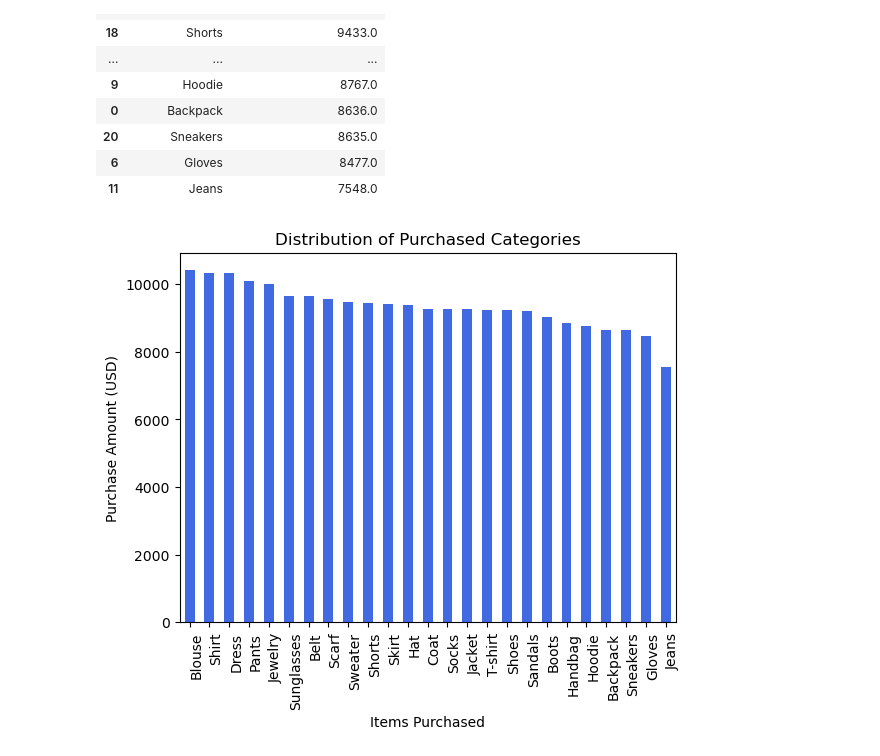
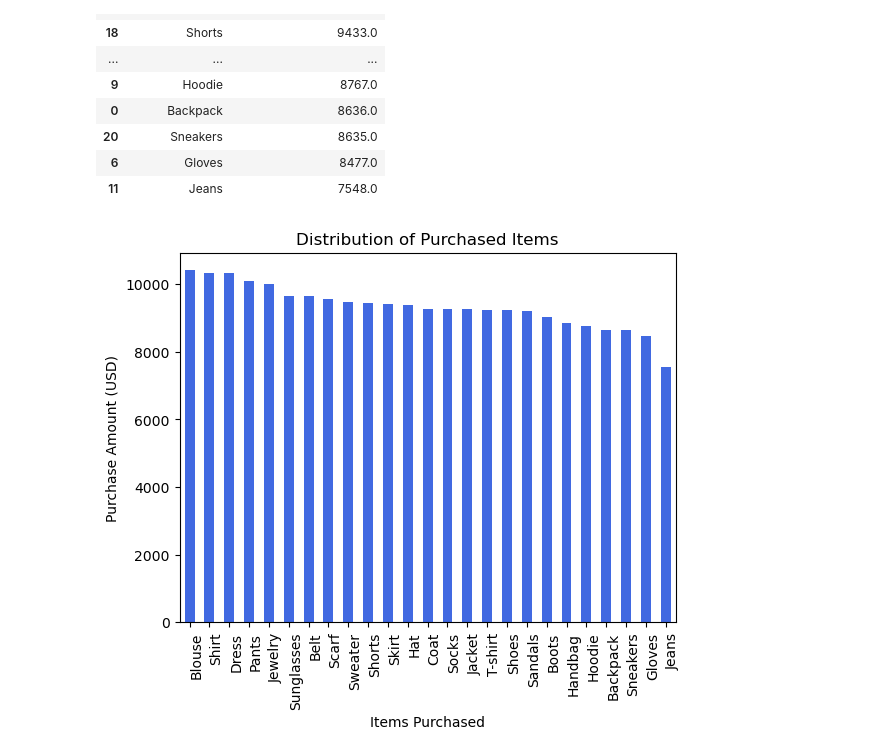
Before and after one commit to luisrodriguezror/project4, a Jupyter notebook: Data_Setup.ipynb, the cells around one changed output. Drawn from its saved outputs; the diff is of its cells as text; code cells hidden in the pictures.

Commit message:
Updated plots about features

```diff
--- a/Data_Setup.ipynb
+++ b/Data_Setup.ipynb
@@ -260,9 +260,9 @@ df_items_purchased_2
 | 11 | Jeans | 7548.0 |
 # %%
 #Use bar plots to see the most popular items purchased.
-bar_chart_items=df_items_purchased_2.plot(kind='bar',facecolor='royalblue',alpha=1,xlabel="Items Purchased",ylabel="Purchase Amount (USD)",legend=False,title="Distribution of Purchased Categories")
+bar_chart_items=df_items_purchased_2.plot(kind='bar',facecolor='royalblue',alpha=1,xlabel="Items Purchased",ylabel="Purchase Amount (USD)",legend=False,title="Distribution of Purchased Items")
 xticklabels = df_items_purchased_2["Item Purchased"]
 bar_chart_items.set_xticklabels(xticklabels, rotation=90, rotation_mode='anchor', ha='right')
 plt.show()
 # %% [output]
-[figure, old version]
+[figure, new version]
```
Also changed, not shown: parts of 5 cells of this notebook.
